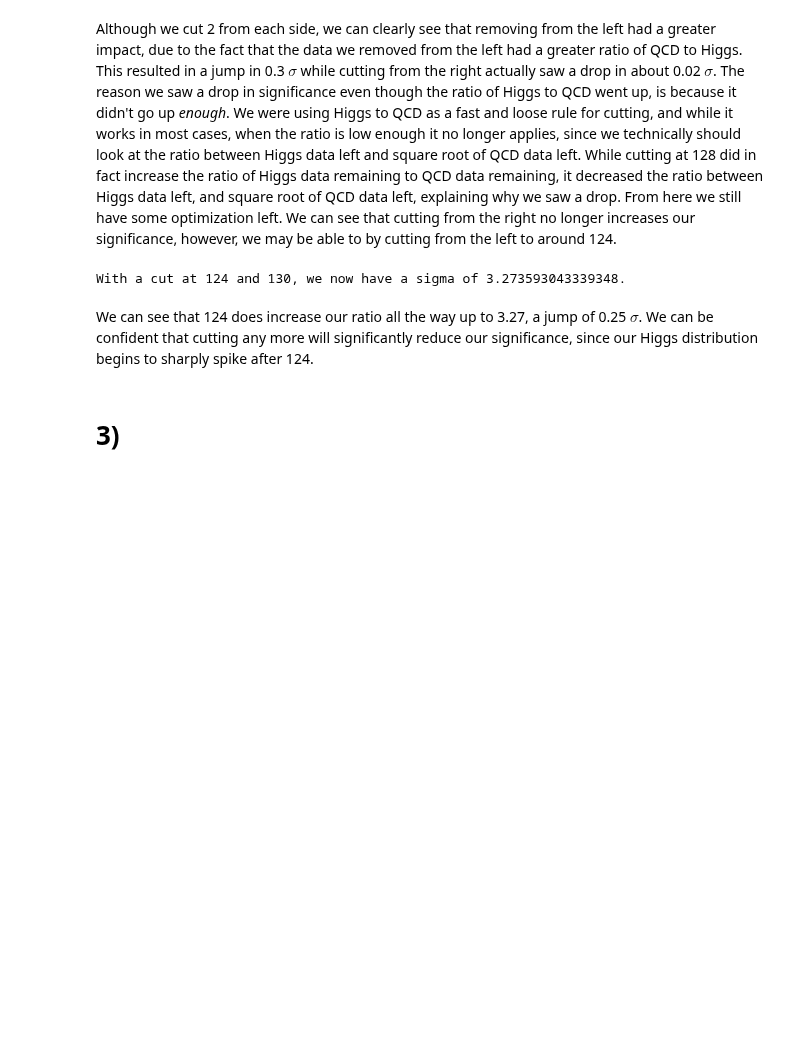
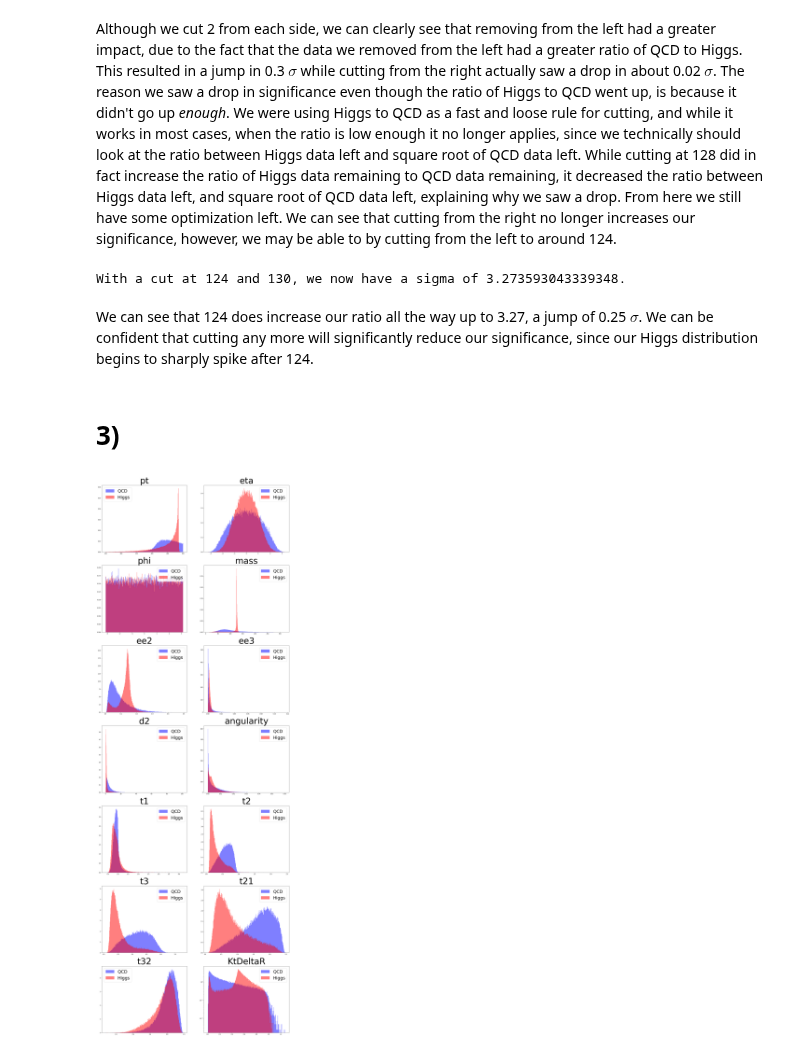
Before and after one commit to WyattOtsuka/PHYS434, a Jupyter notebook: lab7-8.ipynb, the cells around one changed output. Cells and saved outputs as stored; diff of their text form; code cells hidden in the pictures; blank space fills up the shorter version.

```diff
--- a/lab7-8.ipynb
+++ b/lab7-8.ipynb
@@ -177,3 +178,16 @@ With a cut at 124 and 130, we now have a sigma of 3.273593043339348.
 We can see that 124 does increase our ratio all the way up to 3.27, a jump of 0.25 $\sigma$. We can be confident that cutting any more will significantly reduce our significance, since our Higgs distribution begins to sharply spike after 124.
 # %% [markdown]
 # 3)
+# %%
+plt.rcParams["figure.figsize"] = (25,75)
+fig, ax = plt.subplots(nrows = 7, ncols = 2)
+x = range(100000)
+for i in range(14):
+    ax[math.floor(i/2),i%2].hist(qcd[qcd.columns[i]], color = 'blue', bins = 300, density = True, alpha = 0.5, label = 'QCD')
+    ax[math.floor(i/2),i%2].hist(higgs[higgs.columns[i]], color='red', bins = 300, density = True, alpha = 0.5, label = 'Higgs')
+    ax[math.floor(i/2),i%2].set_title(str(higgs.columns[i]), fontsize = 64)
+    ax[math.floor(i/2),i%2].legend(loc = 'best', fontsize = 32)
+plt.semilogy()
+plt.show()
+# %% [output]
+[figure, added]
```
Also changed, not shown: parts of 11 cells of this notebook.
